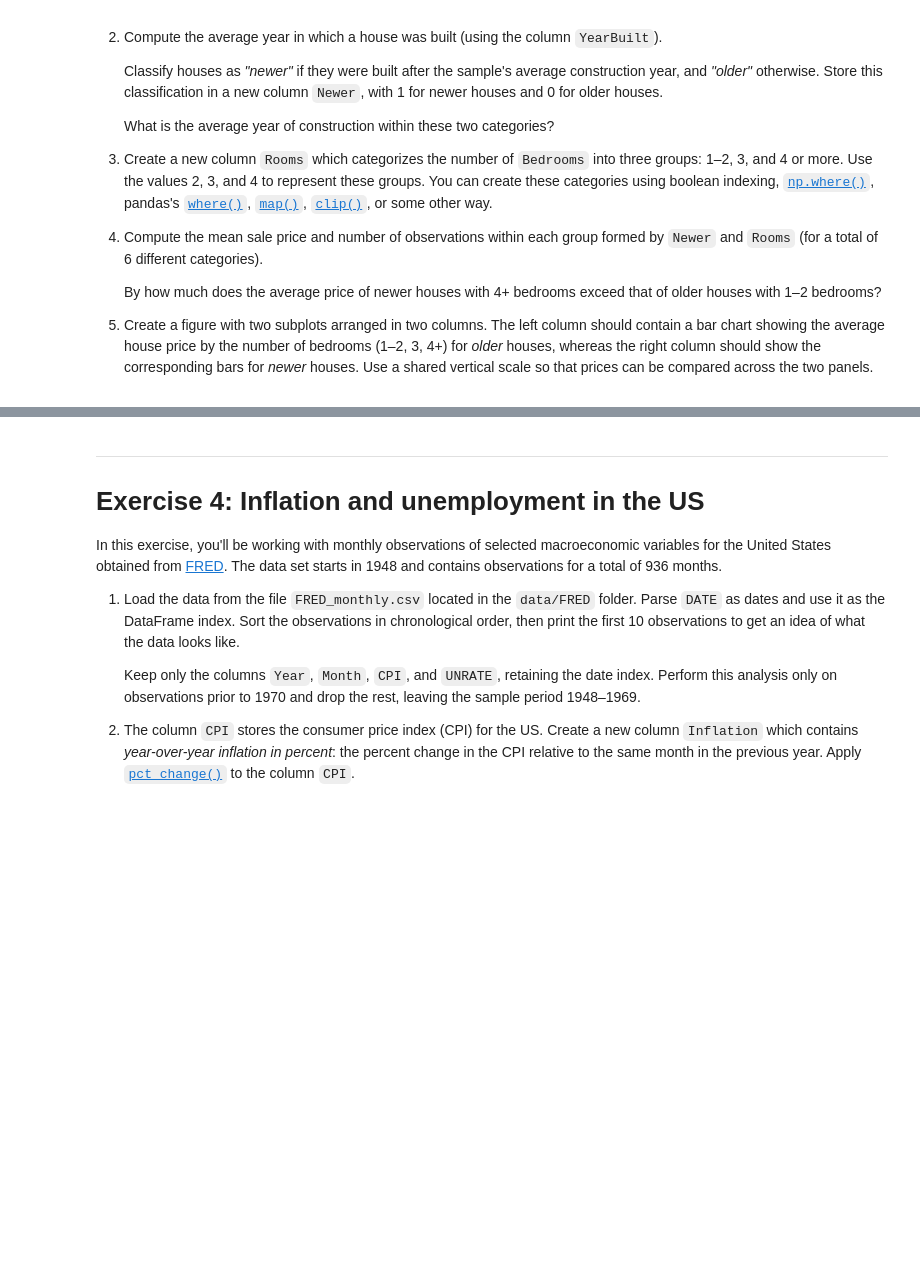
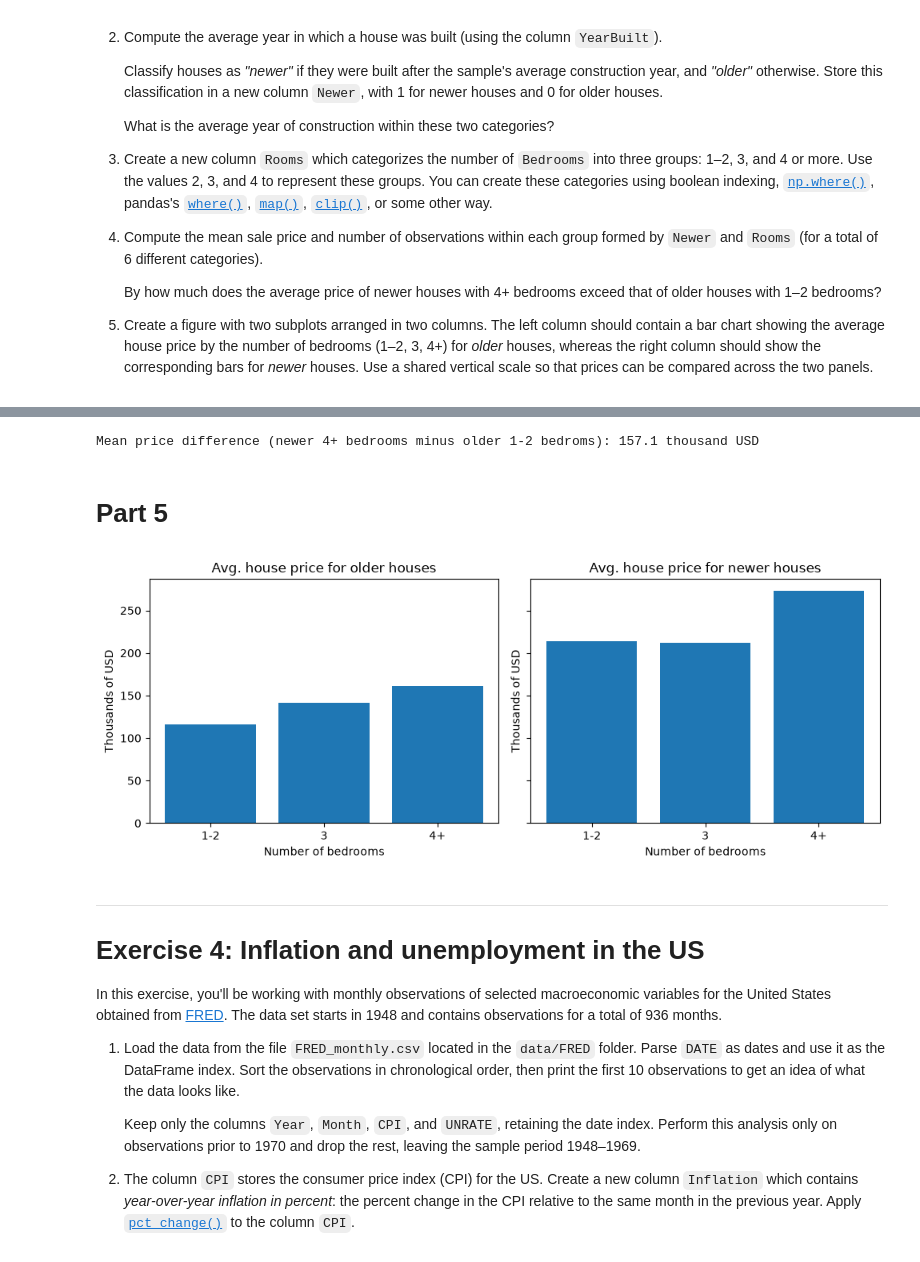
Before and after one commit to JKO-coder1/TECH2-H26, a Jupyter notebook: workshops/workshop4/workshop4_JK.ipynb, the cells around one changed output, grey strips where cells are left out. Drawn from its saved outputs; the diff is of its cells as text; code cells hidden in the pictures; blank space fills up the shorter version.

```diff
--- a/workshops/workshop4/workshop4_JK.ipynb
+++ b/workshops/workshop4/workshop4_JK.ipynb
@@ -307,0 +388,13 @@ with selected house characteristics.
+# %%
+# clip()
+df['Rooms'] = df['Bedrooms'].clip(lower=2, upper=4)
+# %%
+# Boolean indexing
+df['Rooms'] = df['Bedrooms']
+df.loc[df['Bedrooms'] <= 2, 'Rooms'] = 2
+df.loc[df['Bedrooms'] >= 4, 'Rooms'] = 4
+# %%
+import numpy as np
+# np.where()
+df['Rooms'] = np.where(df['Bedrooms'] <= 2, 2,
+              np.where(df['Bedrooms'] == 3, 3, 4))
@@ -307,0 +415,5 @@ with selected house characteristics.
+# %%
+df_price_stats = df.groupby(['Newer', 'Rooms'])['SalePrice'].agg(['mean', 'count'])
+
+mean_prices = df_price_stats['mean']
+df_price_stats.round(1)
@@ -308,3 +429,31 @@ with selected house characteristics.
+# %%
+diff = mean_prices.loc[1, 4] - mean_prices.loc[0, 2]
+print(f'Mean price difference (newer 4+ bedrooms minus older 1-2 bedroms): {diff:.1f} thousand USD')
+# %% [output]
+Mean price difference (newer 4+ bedrooms minus older 1-2 bedroms): 157.1 thousand USD
+# %% [markdown]
+# Part 5
+# %%
+import matplotlib.pyplot as plt
+
+fig, axes = plt.subplots(1, 2, sharey=True, figsize=(10, 4))
+
+xvalues = ['1-2', '3', '4+']
+
+axes[0].bar(xvalues, mean_prices.loc[0])
+axes[0].set_title('Avg. house price for older houses')
+
+axes[1].bar(xvalues, mean_prices.loc[1])
+axes[1].set_title('Avg. house price for newer houses')
+
+
+for ax in axes:
+    ax.set_xlabel('Number of bedrooms')
+    ax.set_ylabel('Thousands of USD')
+
+plt.tight_layout()
+# %% [output]
+[figure, added]
 # %% [markdown]
 ***
 # Exercise 4: Inflation and unemployment in the US
```
Also changed, not shown: parts of 22 cells of this notebook.
